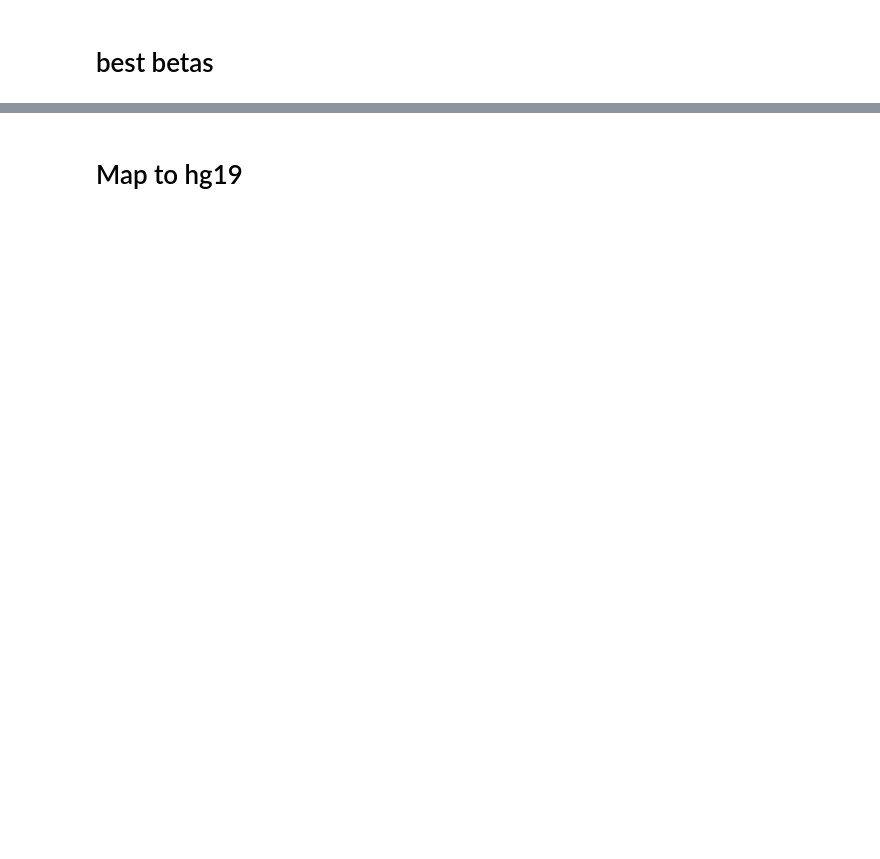
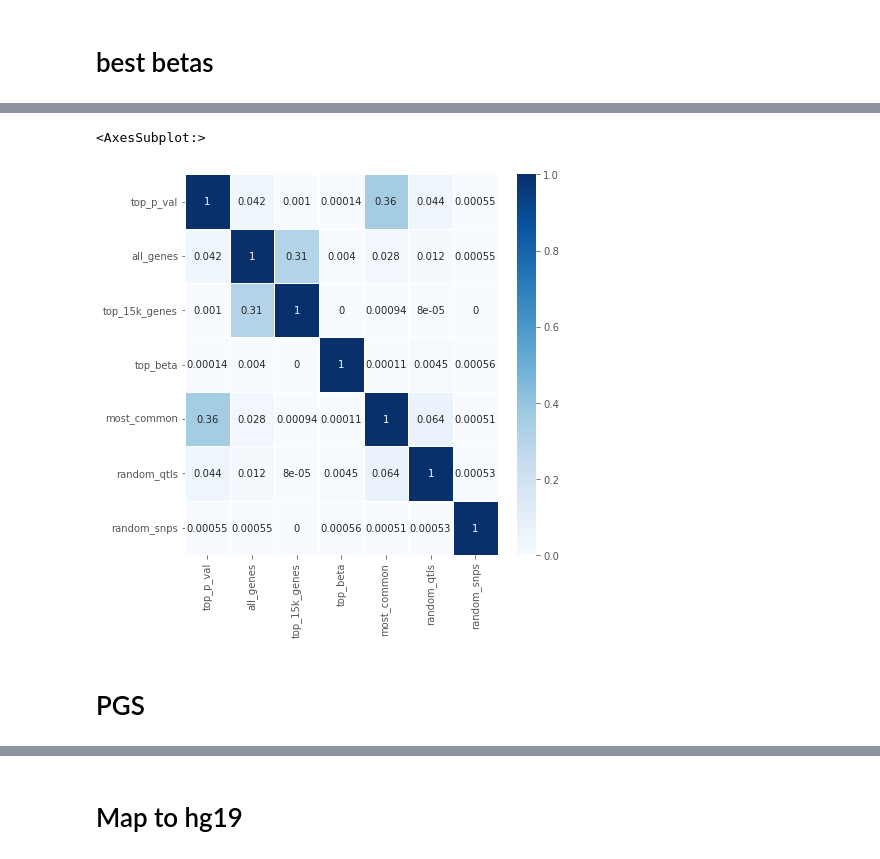
Before and after one commit to SedraAbouGhaloun/qtls, a Jupyter notebook: sort_and_prepare.ipynb, the cells around one changed output, grey strips where cells are left out. Cells and saved outputs as stored; diff of their text form; code cells hidden in the pictures; blank space fills up the shorter version.

```diff
--- a/sort_and_prepare.ipynb
+++ b/sort_and_prepare.ipynb
@@ -663,0 +959,2 @@ top_50Mio_p_val.groupby(by=["b"]).sum()
+# %%
+dfs = pd.DataFrame([1], index=['top_p_val'], columns=['top_p_val'])
@@ -663,0 +965,11 @@ top_50Mio_p_val.groupby(by=["b"]).sum()
+# %%
+new_df = random_snps
+new_df_name = 'random_snps'
+# %%
+l = []
+for d in dfs.columns.to_list():
+    l.append(jaccard_similarity(new_df.head(100_000).ID, locals()[d].head(100_000).ID))
+# %%
+df2 = pd.DataFrame([l], columns=dfs.columns.to_list(), index=[new_df_name])
+dfs = dfs.append(df2)
+dfs[new_df_name] = l + [1]
@@ -663,0 +987,10 @@ top_50Mio_p_val.groupby(by=["b"]).sum()
+# %%
+fig, ax = plt.subplots(figsize=(7,7))         # Sample figsize in inches
+sns.heatmap(dfs,cmap="Blues",annot=True, linewidths=.5, ax=ax)
+# %% [output]
+<AxesSubplot:>
+[figure, added]
+# %% [markdown]
+
+
+# PGS
```
Also changed, not shown: parts of 140 cells of this notebook.
